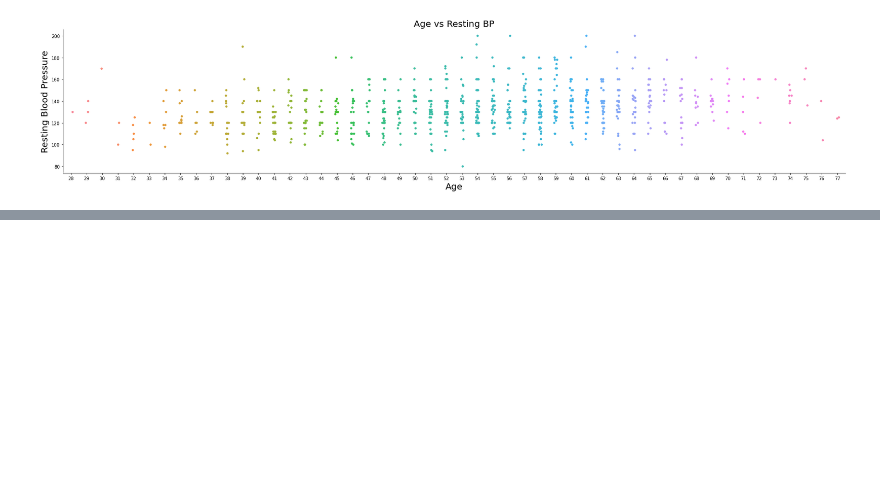
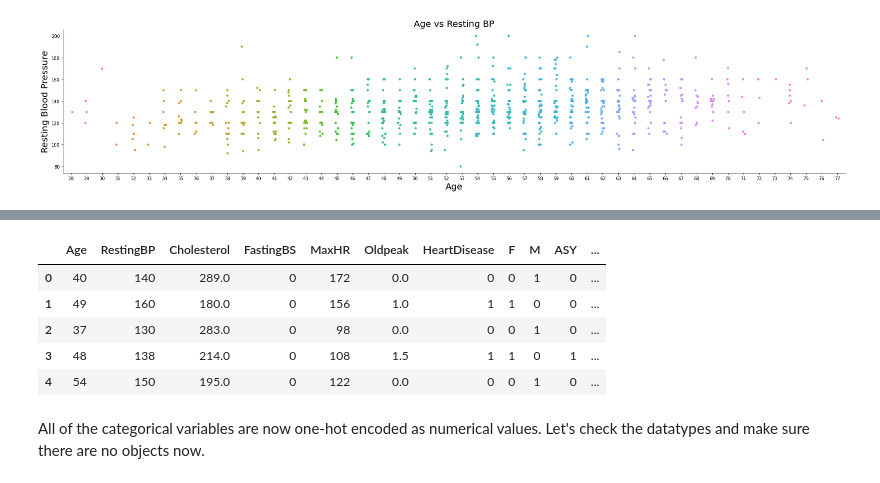
Before and after one commit to sclayton33/data-science-practice, a Jupyter notebook: Kaggle_heart_failure_dataset_practice.ipynb, the cells around one changed output, grey strips where cells are left out. Saved outputs shown, nothing was run; the diff lists cells and outputs as text; code cells hidden in the pictures; blank space fills up the shorter version.

```diff
--- a/Kaggle_heart_failure_dataset_practice.ipynb
+++ b/Kaggle_heart_failure_dataset_practice.ipynb
@@ -314,0 +405,3 @@ plt.show()
+# %%
+cv_df = pd.concat([cv_df, dummy3], axis=1).drop('RestingECG', axis=1)
+cv_df.head()
@@ -314,0 +415,3 @@ plt.show()
+# %%
+dummy4 = pd.get_dummies(cv_df['ExerciseAngina'])
+dummy4.head()
@@ -314,0 +425,3 @@ plt.show()
+# %%
+cv_df = pd.concat([cv_df, dummy4], axis=1).drop('ExerciseAngina', axis=1)
+cv_df.head()
@@ -314,0 +435,3 @@ plt.show()
+# %%
+dummy5 = pd.get_dummies(cv_df['ST_Slope'])
+dummy5.head()
@@ -314,0 +445,12 @@ plt.show()
+# %%
+cv_df = pd.concat([cv_df, dummy5], axis=1).drop('ST_Slope', axis=1)
+cv_df.head()
+# %% [output]
+|  | Age | RestingBP | Cholesterol | FastingBS | MaxHR | Oldpeak | HeartDisease | F | M | ASY | ... |
+| 0 | 40 | 140 | 289.0 | 0 | 172 | 0.0 | 0 | 0 | 1 | 0 | ... |
+| 1 | 49 | 160 | 180.0 | 0 | 156 | 1.0 | 1 | 1 | 0 | 0 | ... |
+| 2 | 37 | 130 | 283.0 | 0 | 98 | 0.0 | 0 | 0 | 1 | 0 | ... |
+| 3 | 48 | 138 | 214.0 | 0 | 108 | 1.5 | 1 | 1 | 0 | 1 | ... |
+| 4 | 54 | 150 | 195.0 | 0 | 122 | 0.0 | 0 | 0 | 1 | 0 | ... |
+# %% [markdown]
+All of the categorical variables are now one-hot encoded as numerical values. Let's check the datatypes and make sure there are no objects now.
```
Also changed, not shown: parts of 20 cells of this notebook.
